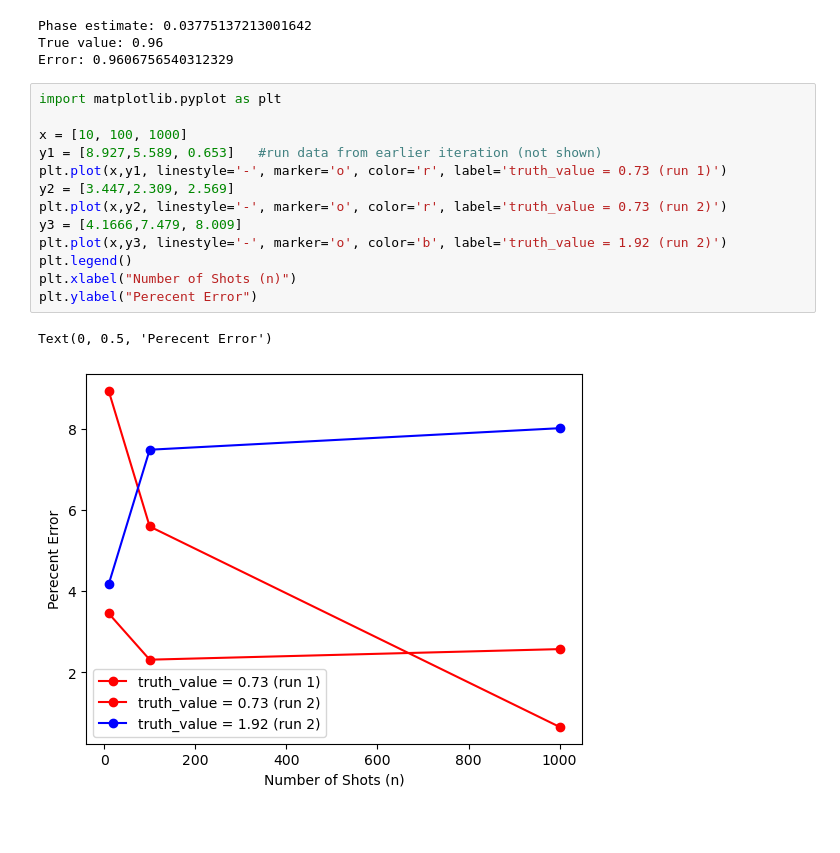
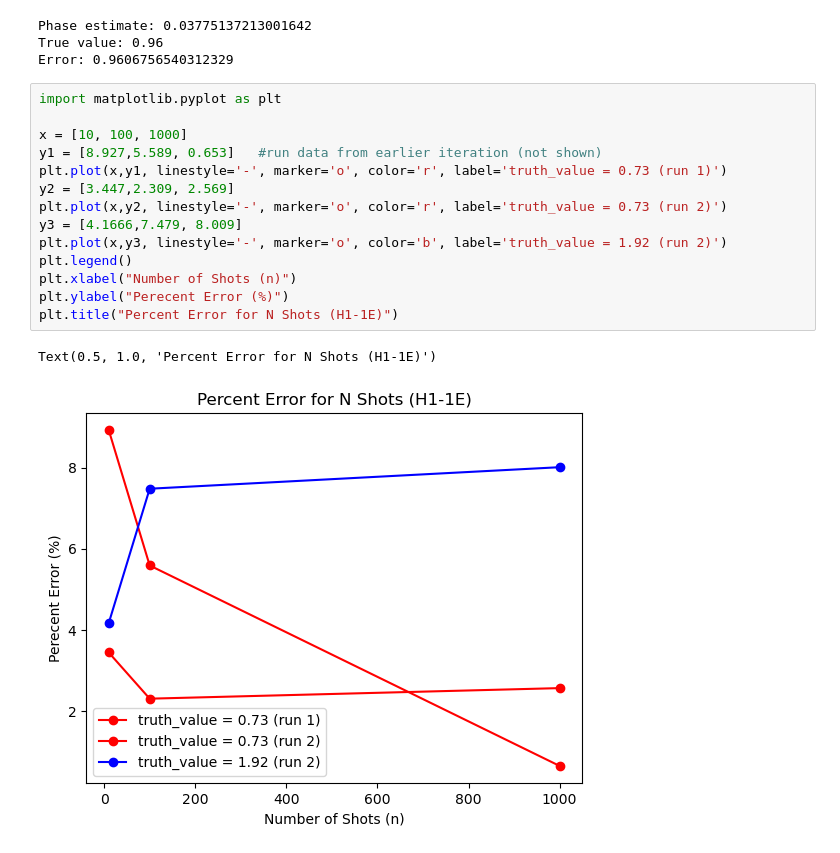
Before and after one commit to iQuHACK/2024_Quantinuum, a Jupyter notebook: challenge_resources/phase_estimate_basic.ipynb, the cells around one changed output. Cells and saved outputs as stored; diff of their text form; blank space fills up the shorter version.

```diff
--- a/challenge_resources/phase_estimate_basic.ipynb
+++ b/challenge_resources/phase_estimate_basic.ipynb
@@ -203,16 +203,17 @@ Error: 0.9606756540312329
 # %%
 import matplotlib.pyplot as plt
 
 x = [10, 100, 1000]
 y1 = [8.927,5.589, 0.653]   #run data from earlier iteration (not shown)
 plt.plot(x,y1, linestyle='-', marker='o', color='r', label='truth_value = 0.73 (run 1)')
 y2 = [3.447,2.309, 2.569]
 plt.plot(x,y2, linestyle='-', marker='o', color='r', label='truth_value = 0.73 (run 2)')
 y3 = [4.1666,7.479, 8.009]
 plt.plot(x,y3, linestyle='-', marker='o', color='b', label='truth_value = 1.92 (run 2)')
 plt.legend()
 plt.xlabel("Number of Shots (n)")
-plt.ylabel("Perecent Error")
+plt.ylabel("Perecent Error (%)")
+plt.title("Percent Error for N Shots (H1-1E)")
 # %% [output]
-Text(0, 0.5, 'Perecent Error')
+Text(0.5, 1.0, 'Percent Error for N Shots (H1-1E)')
-[figure, old version]
+[figure, new version]
```
Also changed, not shown: parts of 1 cell of this notebook.
